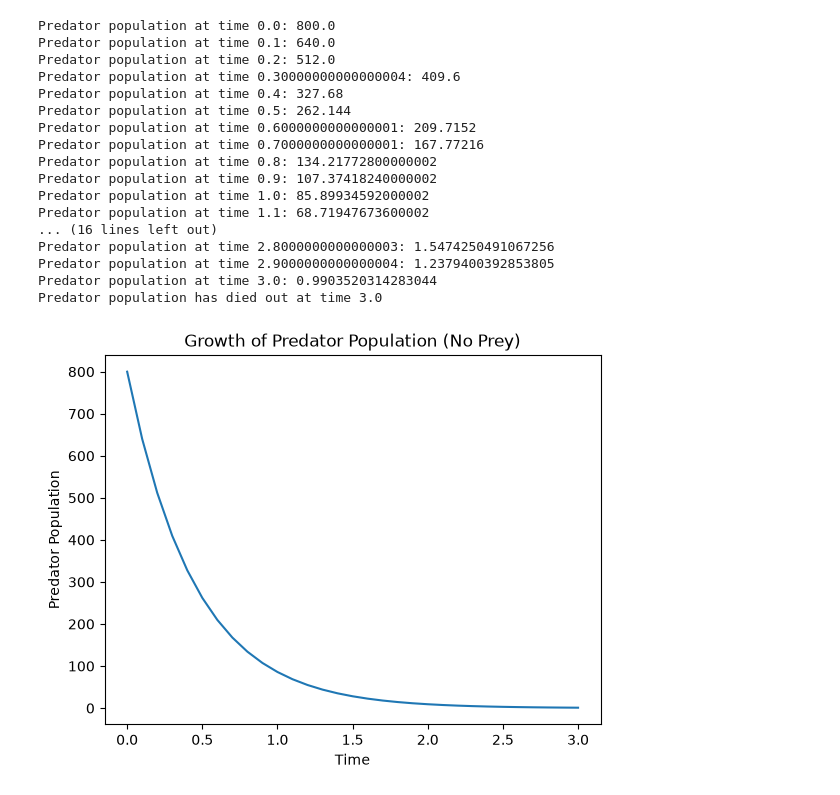
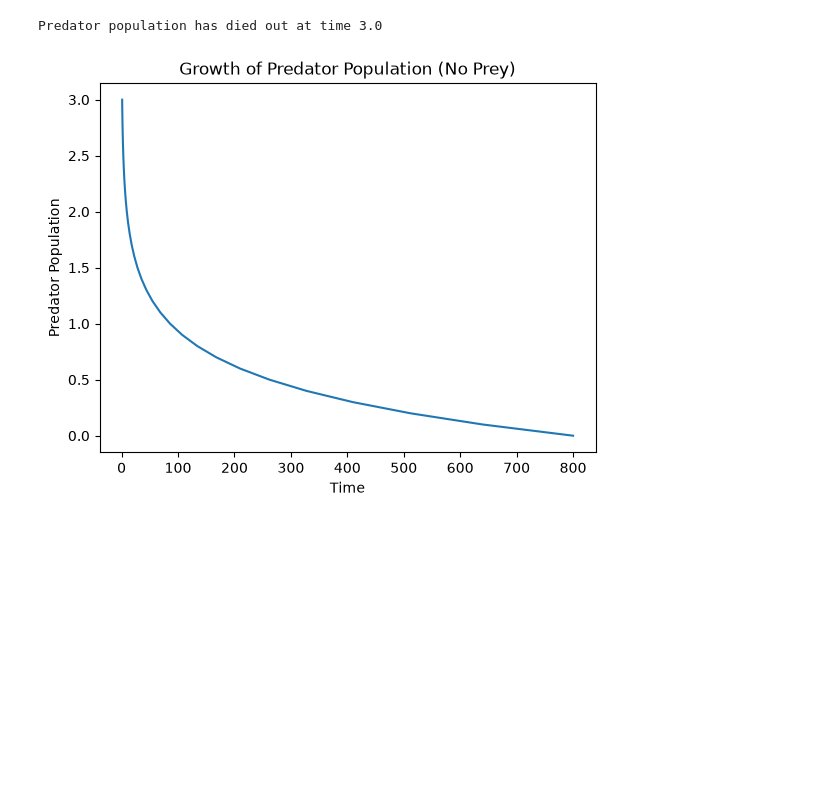
Before and after one commit to ankushgoyalengineer/systems-bio-lab, a Jupyter notebook: 01-predator-prey/model.ipynb, the cells around one changed output. Cells and saved outputs as stored; diff of their text form; code cells hidden in the pictures; blank space fills up the shorter version.

```diff
--- a/01-predator-prey/model.ipynb
+++ b/01-predator-prey/model.ipynb
@@ -99,49 +63,32 @@ Prey population at time 9.9: 999.9990225291948
 # %%
 #Question 2: What happens to the predator population when there's no prey to eat — obviously it declines, but how fast, and does it ever fully die out or just get very small?
 #dy/dt = delta * x * y - c * y where delta is the growth rate of predators per prey eaten, and c is the natural death rate of predators.
 
 import matplotlib.pyplot as plt
 y = 1000
 x_coordinates = []
 y_coordinates = []
 for i in range(100):
     c = 2
     dt = 0.1
     dy = - c * y * dt
     y += dy
-    print(f"Predator population at time {i*dt}: {y}")
     y_coordinates.append(i*dt)
     x_coordinates.append(y)
     if y <= 1:
         print(f"Predator population has died out at time {i*dt}")
         break
 #Plot this on a graph to visualize the growth of prey population over time.
 
 
-plt.plot(y_coordinates,x_coordinates)
+plt.plot(x_coordinates,y_coordinates)
 plt.xlabel("Time")
 plt.ylabel("Predator Population")
 plt.title("Growth of Predator Population (No Prey)")
 plt.show()
 # %% [output]
-Predator population at time 0.0: 800.0
-Predator population at time 0.1: 640.0
-Predator population at time 0.2: 512.0
-Predator population at time 0.30000000000000004: 409.6
-Predator population at time 0.4: 327.68
-Predator population at time 0.5: 262.144
-Predator population at time 0.6000000000000001: 209.7152
-Predator population at time 0.7000000000000001: 167.77216
-Predator population at time 0.8: 134.21772800000002
-Predator population at time 0.9: 107.37418240000002
-Predator population at time 1.0: 85.89934592000002
-Predator population at time 1.1: 68.71947673600002
-... (16 lines left out)
-Predator population at time 2.8000000000000003: 1.5474250491067256
-Predator population at time 2.9000000000000004: 1.2379400392853805
-Predator population at time 3.0: 0.9903520314283044
 Predator population has died out at time 3.0
-[figure, old version]
+[figure, new version]
 # %%
 #Question 3: What happens to the prey and predator population when there are both prey and predators in the ecosystem?
 #Equation we will use here - dy/dx = (delta * x * y - c * y) / (alpha * x - beta * x * y) - It's called phase plane analysis
```
Also changed, not shown: parts of 14 cells of this notebook, 2 other files.
